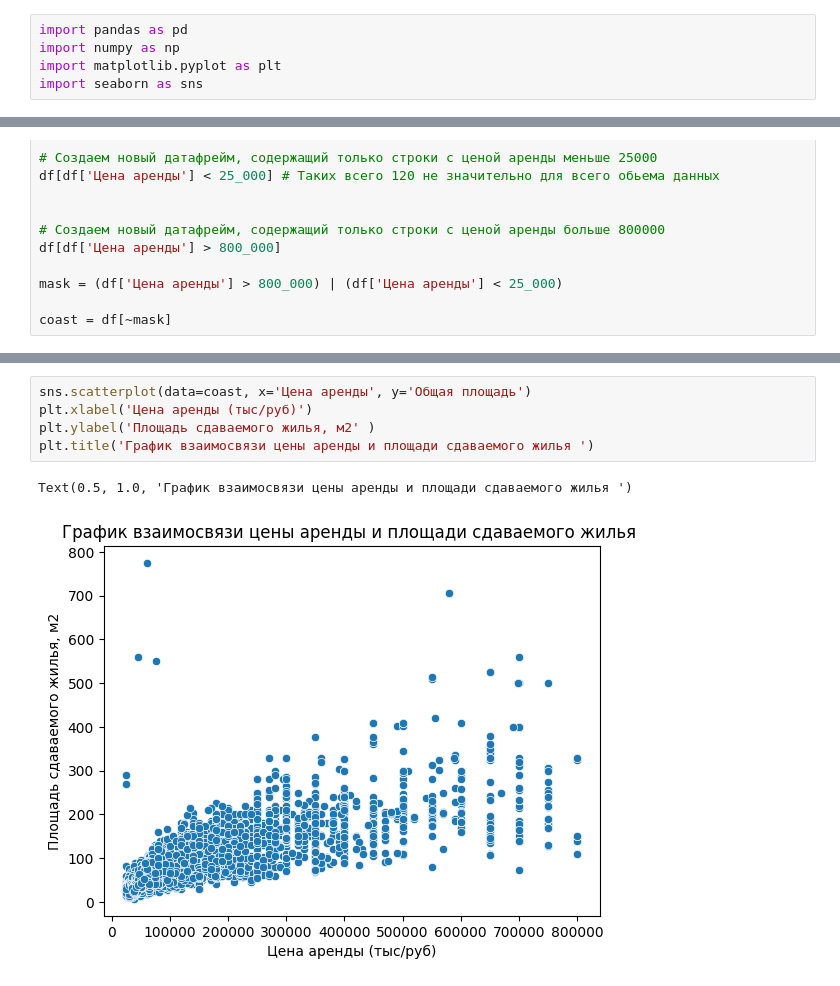
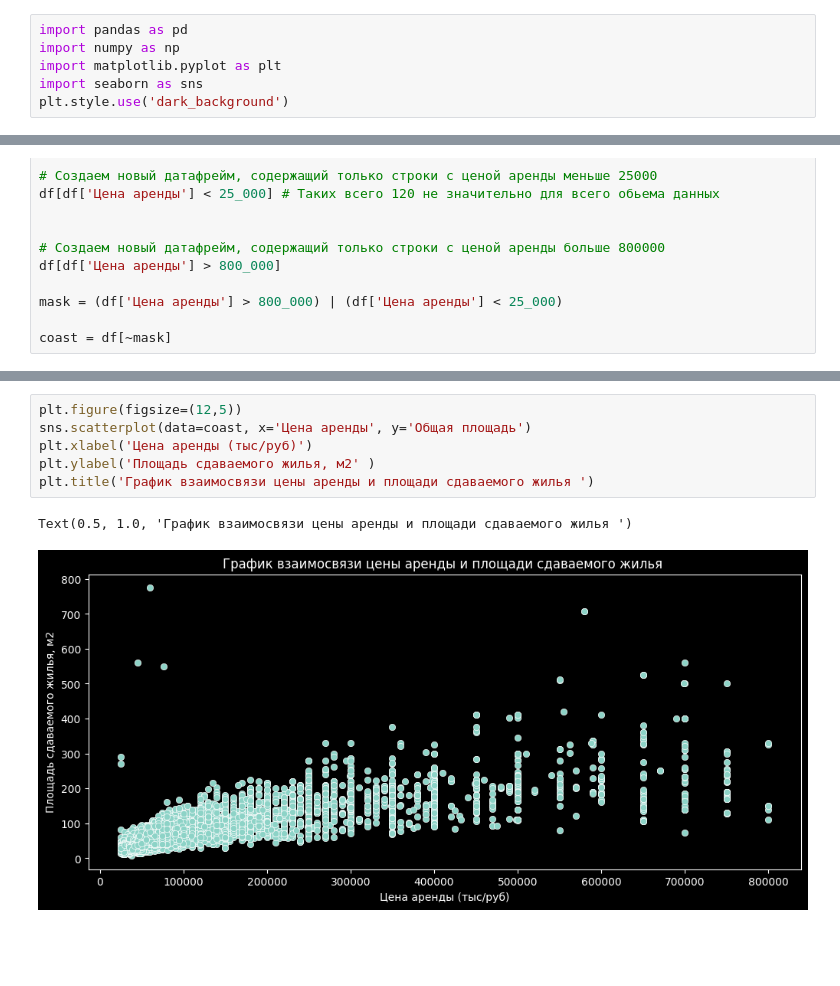
Before and after one commit to Shchushch/RealEstbyMW, a Jupyter notebook: EDA(Cергей).ipynb, the cells around one changed output, grey strips where cells are left out. Drawn from its saved outputs; the diff is of its cells as text; blank space fills up the shorter version.

```diff
--- a/EDA(Cергей).ipynb
+++ b/EDA(Cергей).ipynb
@@ -3,6 +3,7 @@ import pandas as pd
 import numpy as np
 import matplotlib.pyplot as plt
 import seaborn as sns
+plt.style.use('dark_background')
 # %%
 df = pd.read_csv('/Users/sergey/ds_bootcamp/ds-phase-0/RealEstate/RealEstbyMW/_data.csv')
 # %% [markdown]
@@ -138,9 +149,10 @@ sns.scatterplot(data=coast, x='Цена аренды', y='Общая площа
 # %%
+plt.figure(figsize=(12,5))
 sns.scatterplot(data=coast, x='Цена аренды', y='Общая площадь')
 plt.xlabel('Цена аренды (тыс/руб)')
 plt.ylabel('Площадь сдаваемого жилья, м2' )
 plt.title('График взаимосвязи цены аренды и площади сдаваемого жилья ')
 # %% [output]
 Text(0.5, 1.0, 'График взаимосвязи цены аренды и площади сдаваемого жилья ')
-[figure, old version]
+[figure, new version]
 # %%
```
Also changed, not shown: parts of 5 cells of this notebook.
